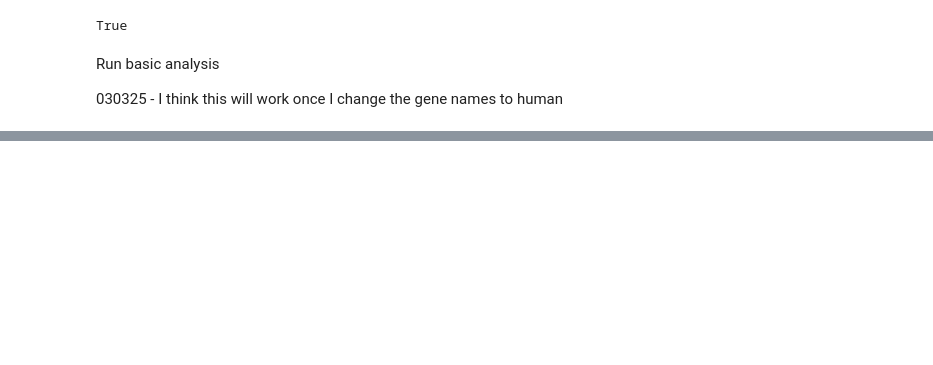
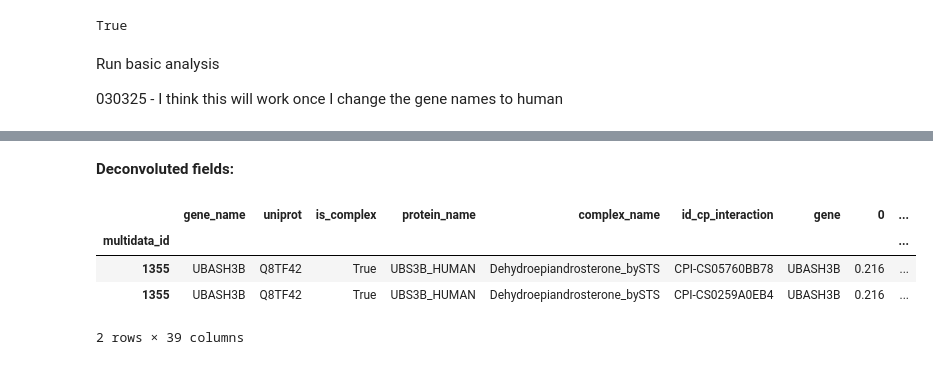
Before and after one commit to ggraham4/multiome_poa, a Jupyter notebook: Python/CellPhoneDb/cell_phone_db_first_attempt_030225.ipynb, the cells around one changed output, grey strips where cells are left out. Cells and saved outputs as stored; diff of their text form; code cells hidden in the pictures; blank space fills up the shorter version.

```diff
--- a/Python/CellPhoneDb/cell_phone_db_first_attempt_030225.ipynb
+++ b/Python/CellPhoneDb/cell_phone_db_first_attempt_030225.ipynb
@@ -183,11 +199,11 @@ cpdb_results = cpdb_analysis_method.call(
     cpdb_file_path = cpdb_file_path,           # mandatory: CellphoneDB database zip file.
     meta_file_path = meta_file_path,           # mandatory: tsv file defining barcodes to cell label.
     counts_file_path = counts_file_path,       # mandatory: normalized count matrix - a path to the counts file, or an in-memory AnnData object
-    counts_data = 'hgnc_symbol',               # defines the gene annotation in counts matrix.
+    counts_data = 'gene_name',               # defines the gene annotation in counts matrix.
     score_interactions = True,                 # optional: whether to score interactions or not.
     output_path = out_path,                    # Path to save results    microenvs_file_path = None,
     separator = '|',                           # Sets the string to employ to separate cells in the results dataframes "cellA|CellB".
-    threads = 5,                               # number of threads to use in the analysis.
+    threads = 11,                               # number of threads to use in the analysis.
     threshold = 0.1,                           # defines the min % of cells expressing a gene for this to be employed in the analysis.
     result_precision = 3,                      # Sets the rounding for the mean values in significan_means.
     debug = False,                             # Saves all intermediate tables emplyed during the analysis in pkl format.
@@ -202,0 +286,10 @@ AllCountsFilteredException: All counts filtered
+# %% [markdown]
+<b>Deconvoluted fields:</b>
+# %%
+cpdb_results['deconvoluted'].head(2)
+# %% [output]
+|  | gene_name | uniprot | is_complex | protein_name | complex_name | id_cp_interaction | gene | 0 | ... |
+| multidata_id |  |  |  |  |  |  |  |  | ... |
+| 1355 | UBASH3B | Q8TF42 | True | UBS3B_HUMAN | Dehydroepiandrosterone_bySTS | CPI-CS05760BB78 | UBASH3B | 0.216 | ... |
+| 1355 | UBASH3B | Q8TF42 | True | UBS3B_HUMAN | Dehydroepiandrosterone_bySTS | CPI-CS0259A0EB4 | UBASH3B | 0.216 | ... |
+2 rows × 39 columns
```
Also changed, not shown: parts of 19 cells of this notebook, 1 other file.
